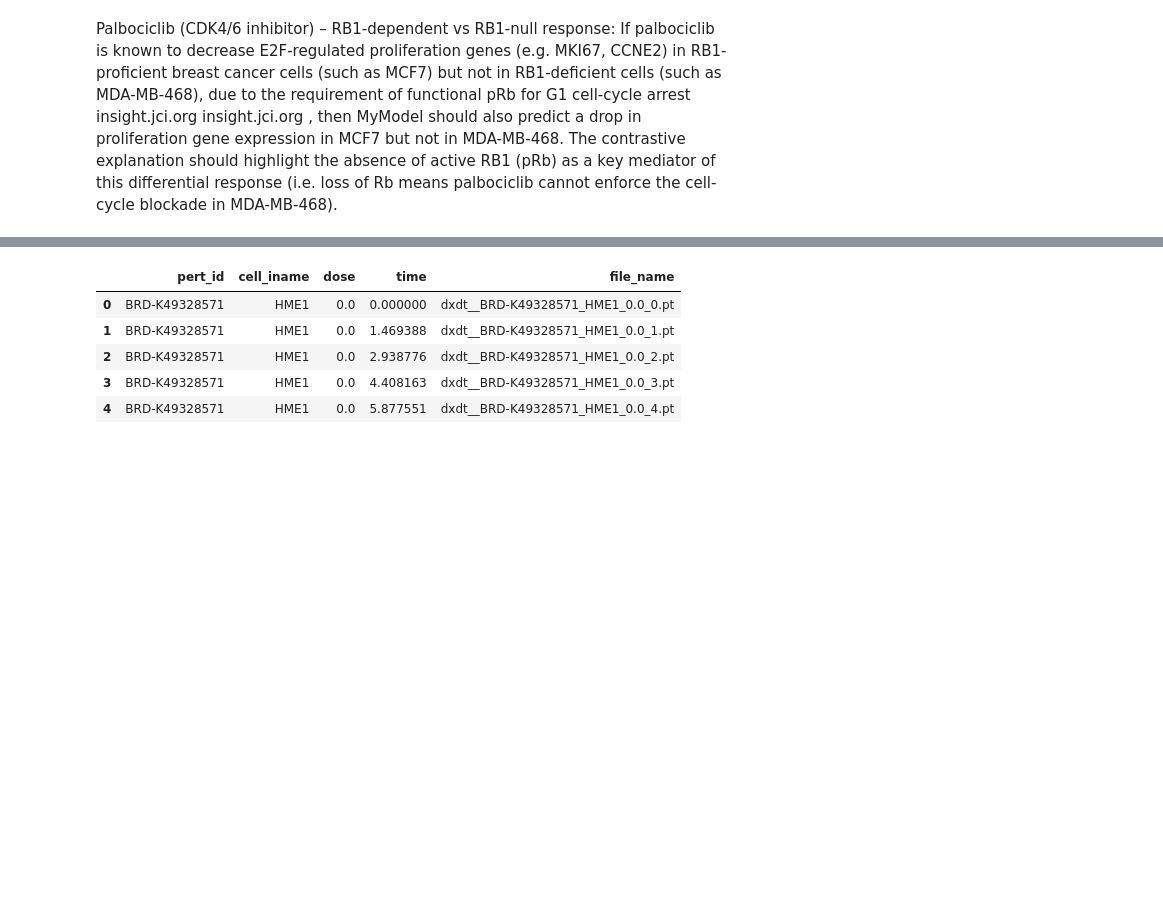
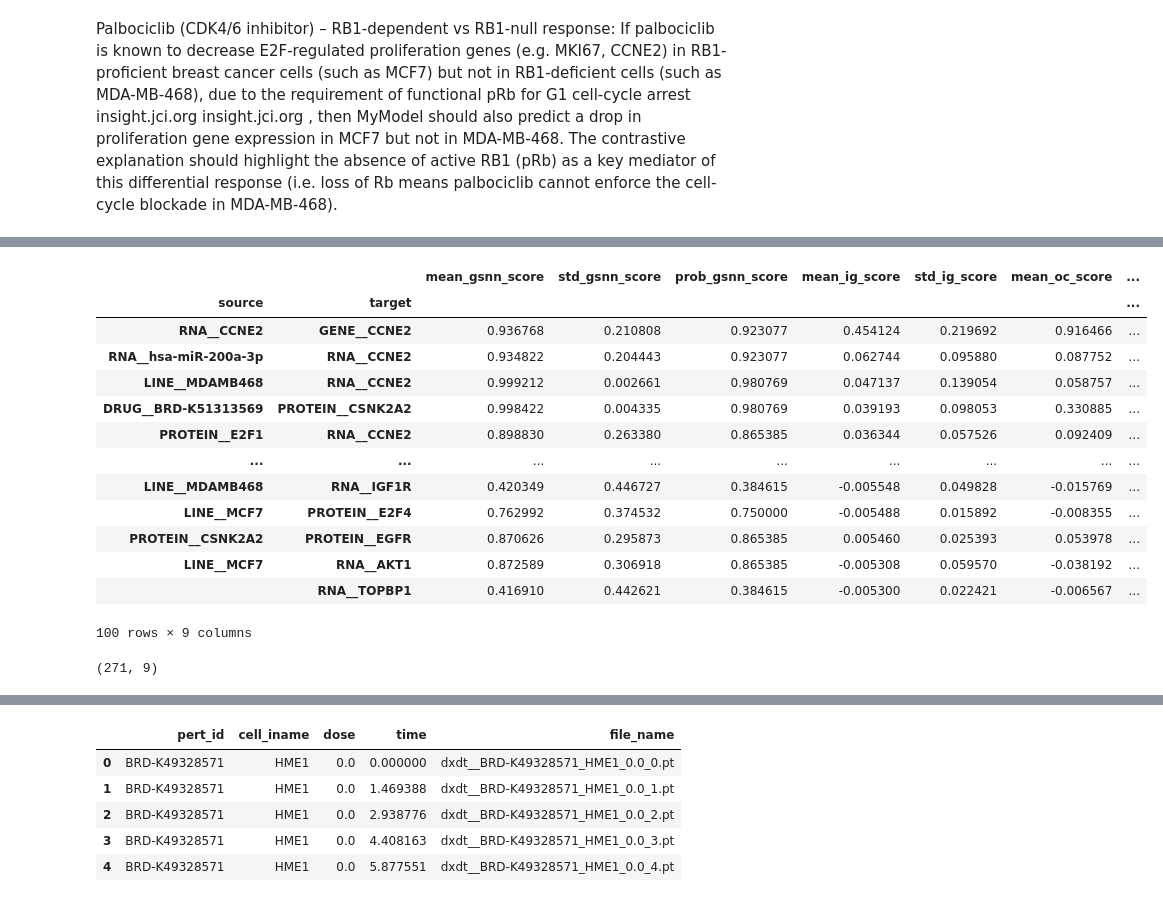
Before and after one commit to nathanieljevans/lincs-gsnn, a Jupyter notebook: notebooks/05a_EXPLAIN__Palbociclib_RB1.ipynb, the cells around one changed output, grey strips where cells are left out. Saved outputs shown, nothing was run; the diff lists cells and outputs as text; code cells hidden in the pictures; blank space fills up the shorter version.

```diff
--- a/notebooks/05a_EXPLAIN__Palbociclib_RB1.ipynb
+++ b/notebooks/05a_EXPLAIN__Palbociclib_RB1.ipynb
@@ -39,0 +56,47 @@ insight.jci.org
+# %%
+cres = cres.fillna(0)
+cres_gsnn = cres[['source', 'target'] + [f'gsnn_score_sample_{i}' for i in range(50)]]
+cres_gsnn = cres_gsnn.set_index(['source', 'target'])
+cres_gsnn = cres_gsnn.assign(mean_gsnn_score = cres_gsnn.values.mean(axis=1))
+cres_gsnn = cres_gsnn.assign(std_gsnn_score = cres_gsnn.values.std(axis=1))
+cres_gsnn = cres_gsnn.assign(prob_gsnn_score = (cres_gsnn.values > 0.5).mean(axis=1))
+cres_gsnn = cres_gsnn[['mean_gsnn_score', 'std_gsnn_score', 'prob_gsnn_score']]
+
+cres_ig = cres[['source', 'target'] + [f'ig_score_sample_{i}' for i in range(50)]]
+cres_ig = cres_ig.set_index(['source', 'target'])
+cres_ig = cres_ig.assign(mean_ig_score = cres_ig.values.mean(axis=1))
+cres_ig = cres_ig.assign(std_ig_score = cres_ig.values.std(axis=1))
+cres_ig = cres_ig.assign(prob_pos_ig_score = (cres_ig.values > 0.).mean(axis=1))
+cres_ig = cres_ig.assign(prob_neg_ig_score = (cres_ig.values < 0.).mean(axis=1))
+cres_ig = cres_ig[['mean_ig_score', 'std_ig_score', 'prob_pos_ig_score', 'prob_neg_ig_score']]
+
+cres_oc = cres[['source', 'target'] + [f'occlusion_score_sample_{i}' for i in range(50)]]
+cres_oc = cres_oc.set_index(['source', 'target'])
+cres_oc = cres_oc.assign(mean_oc_score = cres_oc.values.mean(axis=1))
+cres_oc = cres_oc.assign(std_oc_score = cres_oc.values.std(axis=1))
+cres_oc = cres_oc[['mean_oc_score', 'std_oc_score']]
+
+cres_agg = cres_gsnn.merge(cres_ig, on=['source', 'target'], how='inner').merge(cres_oc, on=['source', 'target'], how='inner')
+cres_agg = cres_agg.assign(abs_ig_score = lambda x: x.mean_ig_score.abs(),
+                           abs_oc_score = lambda x: x.mean_oc_score.abs())
+
+cres_agg.sort_values(by='abs_ig_score', ascending=False).head(100)
+# %% [output]
+|  |  | mean_gsnn_score | std_gsnn_score | prob_gsnn_score | mean_ig_score | std_ig_score | mean_oc_score | ... |
+| source | target |  |  |  |  |  |  | ... |
+| RNA__CCNE2 | GENE__CCNE2 | 0.936768 | 0.210808 | 0.923077 | 0.454124 | 0.219692 | 0.916466 | ... |
+| RNA__hsa-miR-200a-3p | RNA__CCNE2 | 0.934822 | 0.204443 | 0.923077 | 0.062744 | 0.095880 | 0.087752 | ... |
+| LINE__MDAMB468 | RNA__CCNE2 | 0.999212 | 0.002661 | 0.980769 | 0.047137 | 0.139054 | 0.058757 | ... |
+| DRUG__BRD-K51313569 | PROTEIN__CSNK2A2 | 0.998422 | 0.004335 | 0.980769 | 0.039193 | 0.098053 | 0.330885 | ... |
+| PROTEIN__E2F1 | RNA__CCNE2 | 0.898830 | 0.263380 | 0.865385 | 0.036344 | 0.057526 | 0.092409 | ... |
+| ... | ... | ... | ... | ... | ... | ... | ... | ... |
+| LINE__MDAMB468 | RNA__IGF1R | 0.420349 | 0.446727 | 0.384615 | -0.005548 | 0.049828 | -0.015769 | ... |
+| LINE__MCF7 | PROTEIN__E2F4 | 0.762992 | 0.374532 | 0.750000 | -0.005488 | 0.015892 | -0.008355 | ... |
+| PROTEIN__CSNK2A2 | PROTEIN__EGFR | 0.870626 | 0.295873 | 0.865385 | 0.005460 | 0.025393 | 0.053978 | ... |
+| LINE__MCF7 | RNA__AKT1 | 0.872589 | 0.306918 | 0.865385 | -0.005308 | 0.059570 | -0.038192 | ... |
+|  | RNA__TOPBP1 | 0.416910 | 0.442621 | 0.384615 | -0.005300 | 0.022421 | -0.006567 | ... |
+100 rows × 9 columns
+# %%
+cres_agg[lambda x: x.prob_gsnn_score > 0.5].sort_values(by='abs_ig_score', ascending=False).shape
+# %% [output]
+(271, 9)
```
Also changed, not shown: parts of 6 cells of this notebook, 2 other files.
